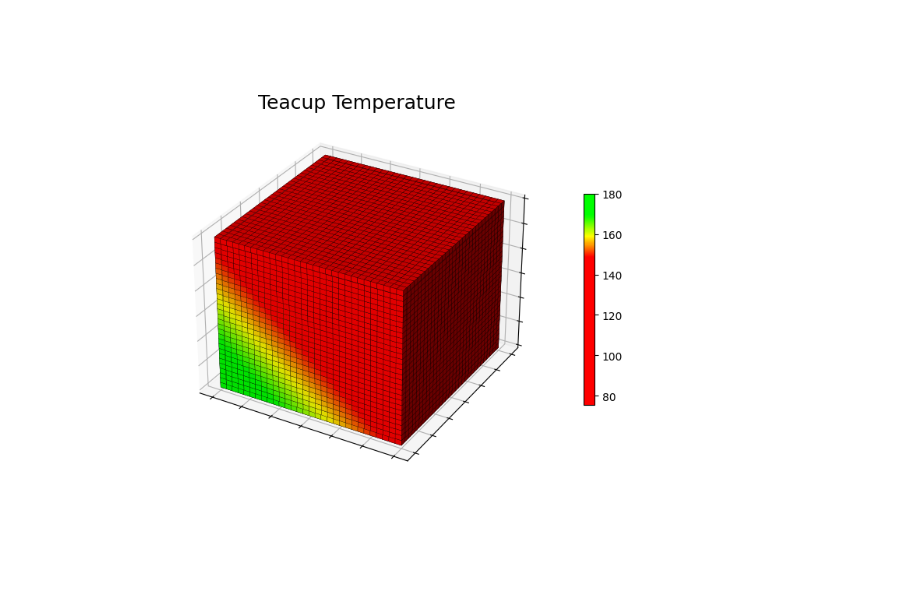
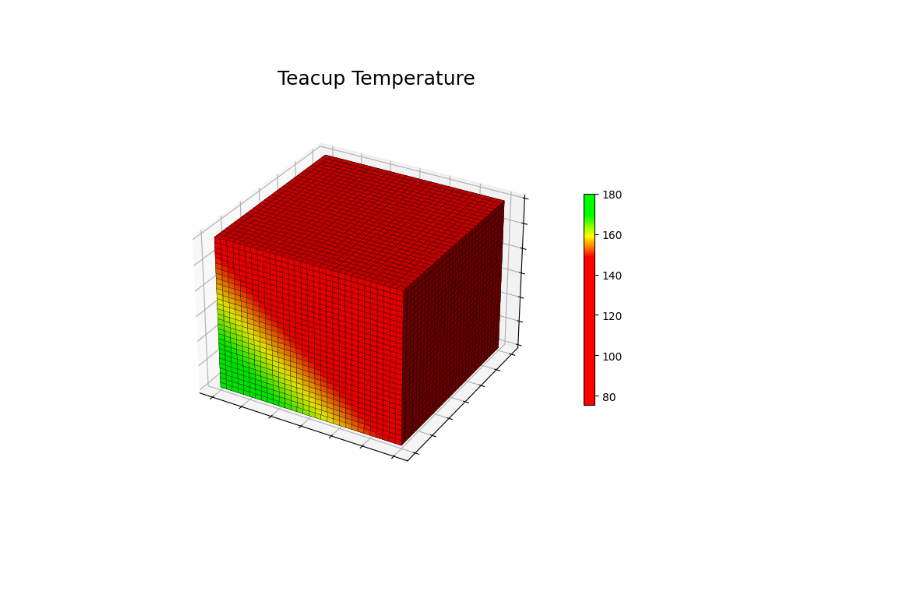
Before and after one commit to jhenrique04/GraphDynamics, a Jupyter notebook: fluxVoxel.ipynb, the cells around one changed output. Cells and saved outputs as stored; diff of their text form; code cells hidden in the pictures.

Commit message:
feat: render title in 2D plot

```diff
--- a/fluxVoxel.ipynb
+++ b/fluxVoxel.ipynb
@@ -7,18 +7,18 @@ import pysd
 
 N_BINS = 256
 
-# Carregar modelo e dados
+# Load model and data
 variable_to_plot = 'Teacup Temperature'
 model = pysd.read_vensim("../../System Dynamics/Jupyter/PySD-Cookbook-master/source/models/Teacup/Teacup.mdl")
 res = model.run(return_columns=[variable_to_plot])
 min_value, max_value = 75.374001, 180.000000
 
 def normalize_value(value, min_value, max_value):
-    """Normaliza um valor com base em um mínimo e máximo."""
+    """Normalize a value based on a minimum and maximum."""
     return (value - min_value) / (max_value - min_value)
 
 def map_value_to_color(value):
-    """Mapeia um valor normalizado para uma cor."""
+    """Map a normalized value to a color."""
     if value <= 0.4:
         return (1, 0, 0)  # Red
     elif value <= 0.7:
@@ -27,44 +27,42 @@ def map_value_to_color(value):
         return (0, 1, 0)  # Green
 
 def get_segment_values(res, n_segments, variable_name):
-    """Obtem valores para cada segmento do cubo"""
+    """Get values for each segment of the cube"""
     segment_length = len(res) // n_segments
     return [res.iloc[i * segment_length][variable_name] for i in range(n_segments + 1)]
 
-# Cores para o mapa de cores
+# Colors for the colormap
 colors = [map_value_to_color(normalize_value(val, min_value, max_value)) for val in get_segment_values(res, 10, variable_to_plot)]
 
-# Configuração da plotagem
+# Plotting configuration
 custom_cmap = LinearSegmentedColormap.from_list("custom_graduated_heatmap", colors, N=N_BINS)
 axes = [30, 30, 30]
 data = np.ones(axes, dtype=np.float32)
 x, y, z = np.meshgrid(np.linspace(0, 5, axes[0]),
                       np.linspace(0, 5, axes[1]),
                       np.linspace(0, 5, axes[2]))
 heatmap_data = x + y + z
 heatmap_normalized = (heatmap_data - heatmap_data.min()) / (heatmap_data.max() - heatmap_data.min())
 
-# Plotagem 3D
+# 3D Plotting
 fig = plt.figure(figsize=(7, 7))
 ax = fig.add_subplot(111, projection='3d')
 voxels = ax.voxels(data, facecolors=custom_cmap(heatmap_normalized), alpha=1, edgecolor='k', linewidth=0.2)
 ax.set_xticklabels([])
 ax.set_yticklabels([])
 ax.set_zticklabels([])
 
-# Adicionar o título
-ax.set_title(f'Teacup Temperature', fontsize=18, fontweight='normal')
-
-# Plotagem 2D
+# 2D Plotting
 ax2d = fig.add_axes([0, 0, 1, 1], frameon=False)
 ax2d.set_xticks([])
 ax2d.set_yticks([])
+ax2d.text(0.5, 0.9, f'{variable_to_plot}', fontsize=18, fontweight='normal', ha='center', va='center')
 
-# Adicionar a colorbar
+# Add Colorbar
 sm = cm.ScalarMappable(cmap=custom_cmap.reversed(), norm=plt.Normalize(vmin=min_value, vmax=max_value))
 sm.set_array([])
 fig.colorbar(sm, ax=ax, orientation='vertical', fraction=0.025, pad=0.1)
 
 plt.show()
 # %% [output]
-[figure, old version]
+[figure, new version]
```
Also changed, not shown: 1 other file.
